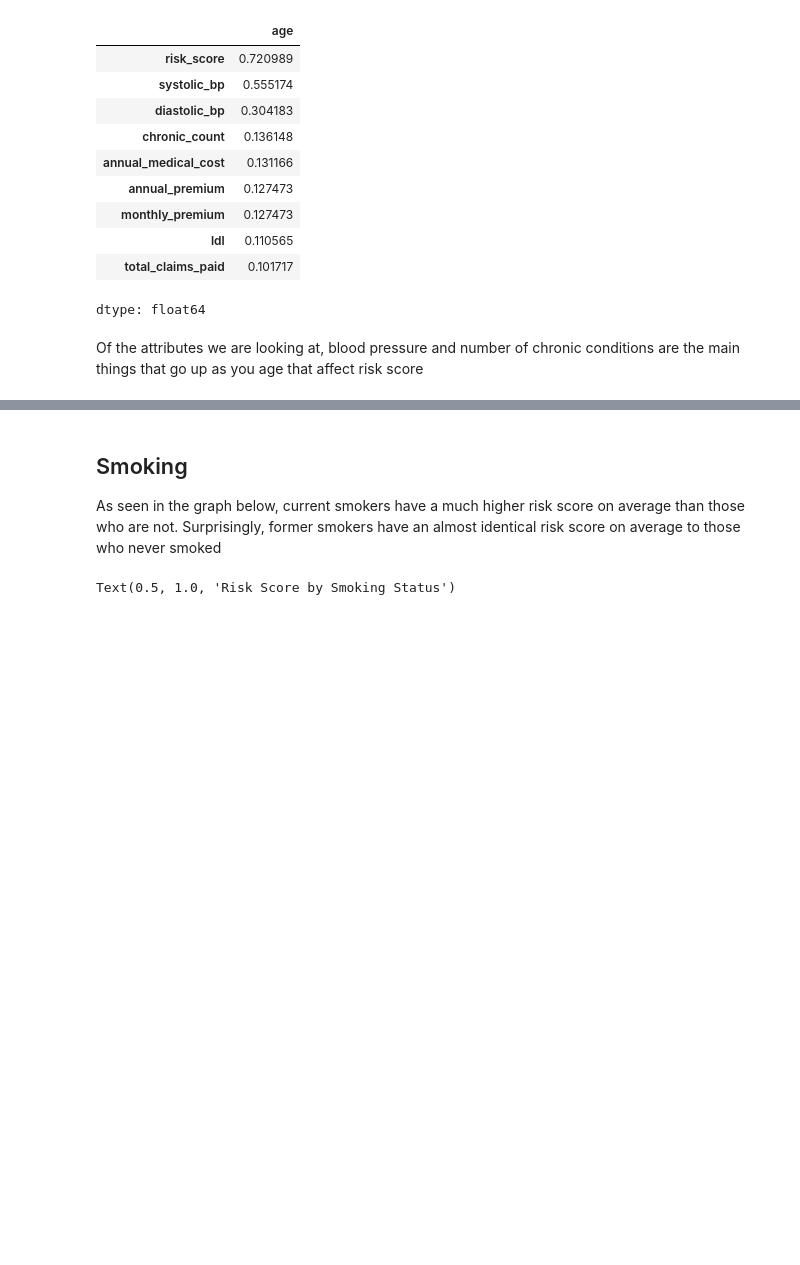
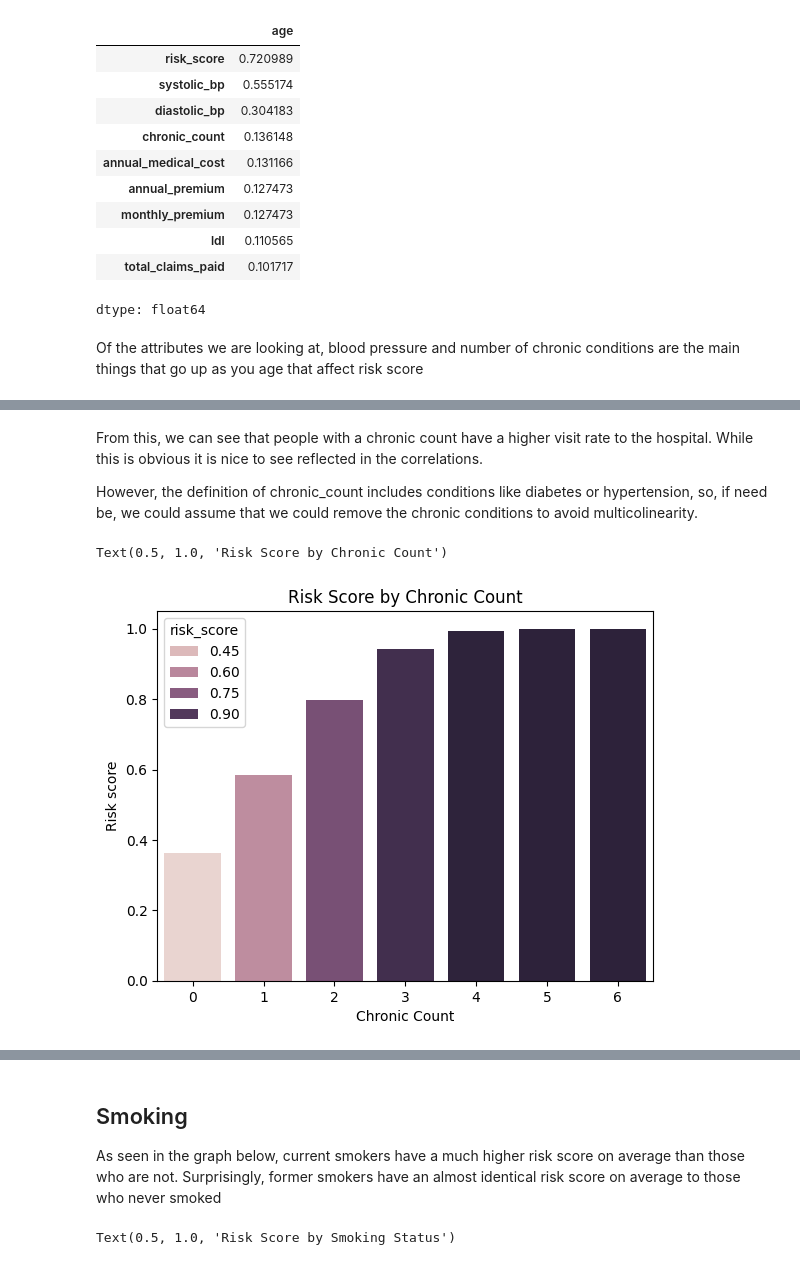
Before and after one commit to Abled773/HI-Risk-Prediction-and-Analysis, a Jupyter notebook: Risk_Analysis_and_Prediction.ipynb, the cells around one changed output, grey strips where cells are left out. Drawn from its saved outputs; the diff is of its cells as text; code cells hidden in the pictures; blank space fills up the shorter version.

```diff
--- a/Risk_Analysis_and_Prediction.ipynb
+++ b/Risk_Analysis_and_Prediction.ipynb
@@ -475,0 +517,15 @@ Of the attributes we are looking at, blood pressure and number of chronic condit
+# %% [markdown]
+From this, we can see that people with a chronic count have a higher visit rate to the hospital. While this is obvious it is nice to see reflected in the correlations.
+
+However, the definition of chronic_count includes conditions like diabetes or hypertension, so, if need be, we could assume that we could remove the chronic conditions to avoid multicolinearity.
+# %%
+grouped = data.groupby('chronic_count', observed=True)['risk_score'].mean().reset_index()
+
+sns.barplot(data=grouped, x='chronic_count', y='risk_score', hue="risk_score")
+
+plt.ylabel("Risk score")
+plt.xlabel("Chronic Count")
+plt.title("Risk Score by Chronic Count")
+# %% [output]
+Text(0.5, 1.0, 'Risk Score by Chronic Count')
+[figure, added]
```
Also changed, not shown: parts of 12 cells of this notebook.
